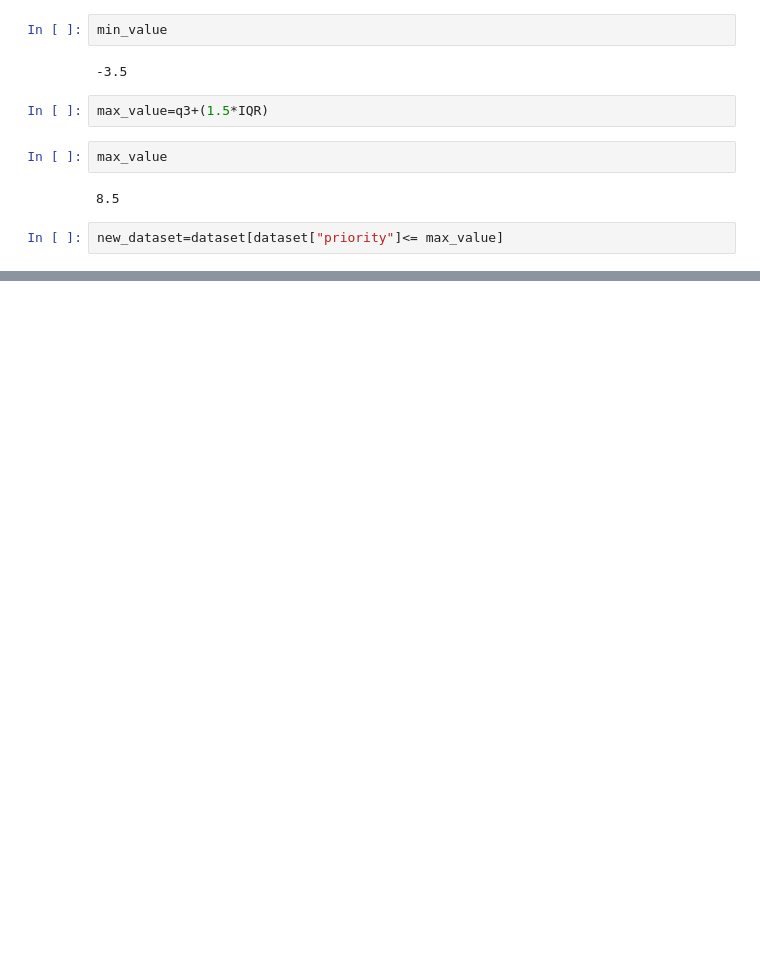
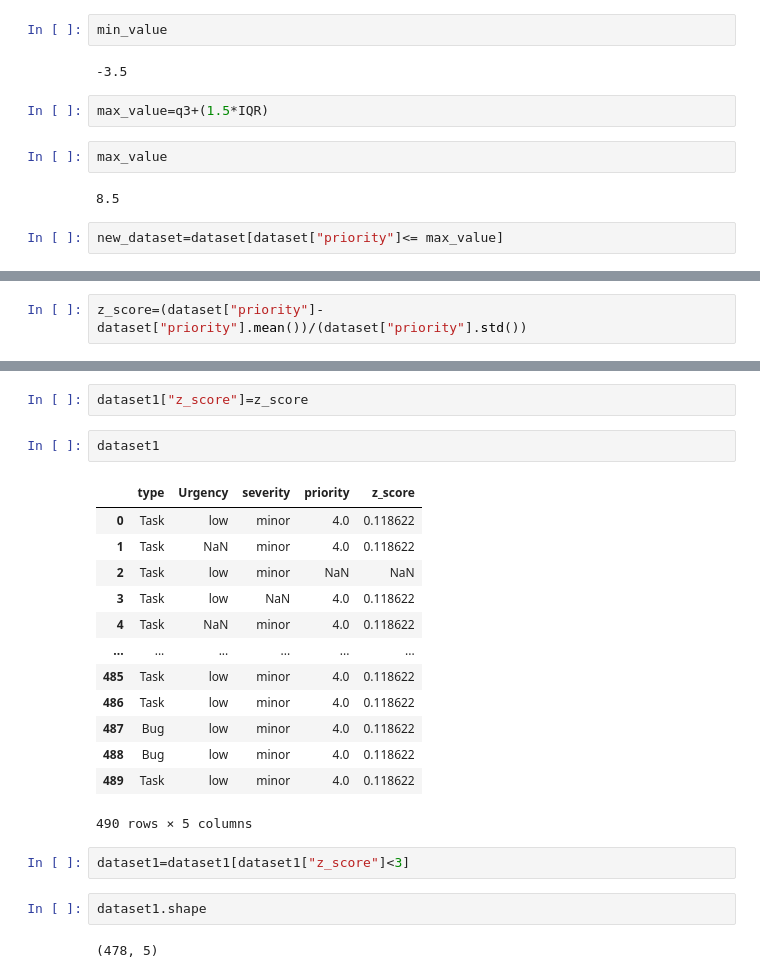
Before and after one commit to Javaria-Shabbir24/OutliersDetectionAndRemoval-MachineLearning, a Jupyter notebook: Outliers.ipynb, the cells around one changed output, grey strips where cells are left out. Saved outputs shown, nothing was run; the diff lists cells and outputs as text; blank space fills up the shorter version.

```diff
--- a/Outliers.ipynb
+++ b/Outliers.ipynb
@@ -91,0 +154,2 @@ new_dataset=dataset[dataset["priority"]<= max_value]
+# %%
+z_score=(dataset["priority"]-dataset["priority"].mean())/(dataset["priority"].std())
@@ -91,0 +171,24 @@ new_dataset=dataset[dataset["priority"]<= max_value]
+# %%
+dataset1["z_score"]=z_score
+# %%
+dataset1
+# %% [output]
+|  | type | Urgency | severity | priority | z_score |
+| 0 | Task | low | minor | 4.0 | 0.118622 |
+| 1 | Task | NaN | minor | 4.0 | 0.118622 |
+| 2 | Task | low | minor | NaN | NaN |
+| 3 | Task | low | NaN | 4.0 | 0.118622 |
+| 4 | Task | NaN | minor | 4.0 | 0.118622 |
+| ... | ... | ... | ... | ... | ... |
+| 485 | Task | low | minor | 4.0 | 0.118622 |
+| 486 | Task | low | minor | 4.0 | 0.118622 |
+| 487 | Bug | low | minor | 4.0 | 0.118622 |
+| 488 | Bug | low | minor | 4.0 | 0.118622 |
+| 489 | Task | low | minor | 4.0 | 0.118622 |
+490 rows × 5 columns
+# %%
+dataset1=dataset1[dataset1["z_score"]<3]
+# %%
+dataset1.shape
+# %% [output]
+(478, 5)
```
Also changed, not shown: parts of 13 cells of this notebook.
